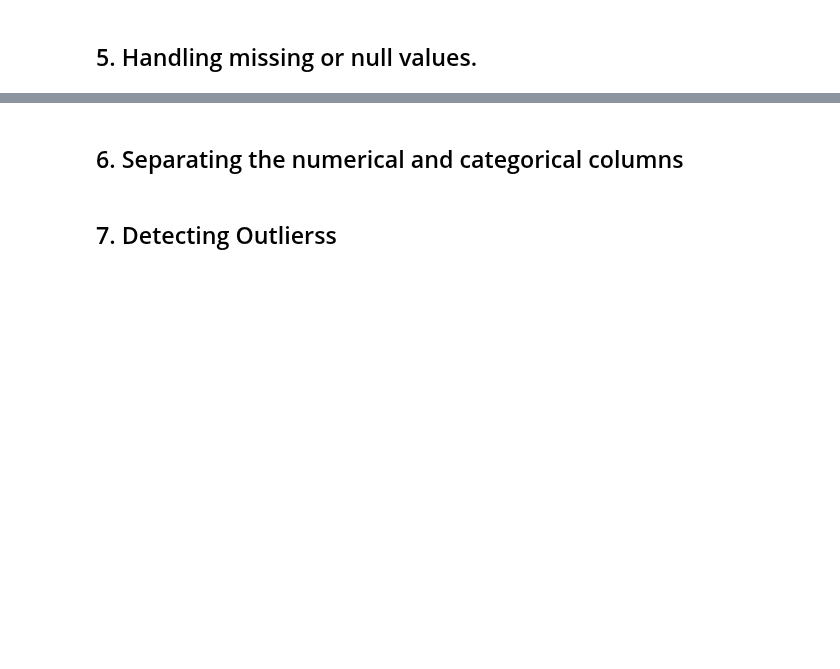
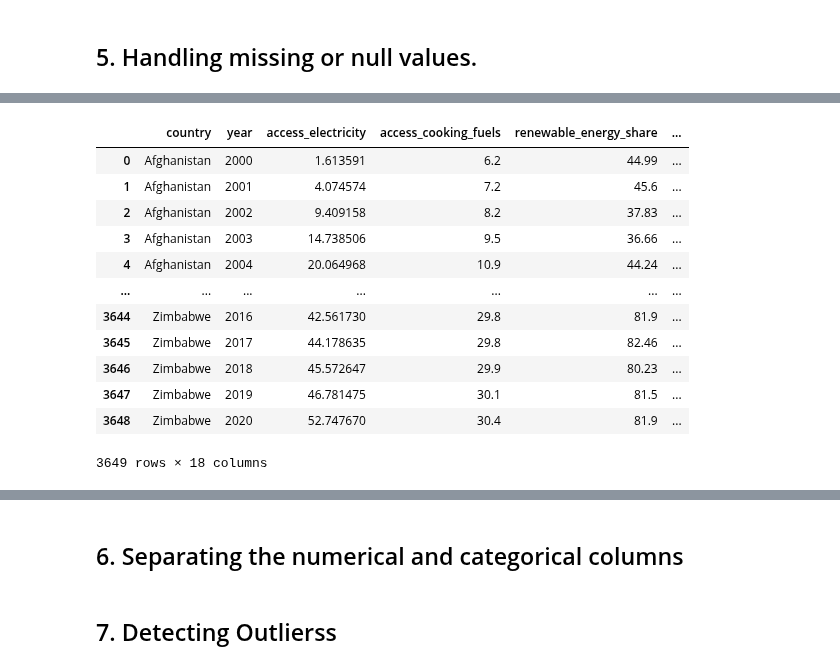
Before and after one commit to elkinbarretorojas/data_science, a Jupyter notebook: energy/model.ipynb, the cells around one changed output, grey strips where cells are left out. Cells and saved outputs as stored; diff of their text form; code cells hidden in the pictures; blank space fills up the shorter version.

```diff
--- a/energy/model.ipynb
+++ b/energy/model.ipynb
@@ -138,0 +136,30 @@ KeyError: 'access_electricity'
+# %%
+#ACCESS TO COOKING FUELS had 169 missing values distributed in 8 Countries means is not a typing error. Then, I will replace those value with 0
+null_cooking = energy_data[energy_data['access_cooking_fuels'].isnull() == True]
+null_cooking['country'].unique()
+energy_data['access_cooking_fuels'] = energy_data['access_cooking_fuels'].fillna(0)
+# %%
+#RENEVAL ELECTRICTY CAPACITY had 931 that represents 26% of the data . Then, I will drop that column and the columns with more than 25% of Null values (Financial FLows, Renewables),
+energy_data = energy_data.drop(['renewal_electricity_capacity','financial_flows','renewables'], axis=1)
+# %%
+#1. RENEWAL ENERGY SHARE. I will replace the values of Albania by 0 due all the country does not have data. The rest of the countries will apply other a linnear regression to predict the 2020 value
+energy_data[(energy_data['country'] =='Albania') & energy_data['renewable_energy_share'].isnull()] = energy_data[(energy_data['country'] =='Albania') & energy_data['renewable_energy_share'].isnull()].fillna(0)
+# %%
+#2. RENEWAL ENERGY SHARE. I will apply a linner regression model to
+test1 = energy_data
+test1['renewable_energy_share'] = test1['renewable_energy_share'].fillna(test1['renewable_energy_share'].interpolate())
+test1
+# %% [output]
+|  | country | year | access_electricity | access_cooking_fuels | renewable_energy_share | ... |
+| 0 | Afghanistan | 2000 | 1.613591 | 6.2 | 44.99 | ... |
+| 1 | Afghanistan | 2001 | 4.074574 | 7.2 | 45.6 | ... |
+| 2 | Afghanistan | 2002 | 9.409158 | 8.2 | 37.83 | ... |
+| 3 | Afghanistan | 2003 | 14.738506 | 9.5 | 36.66 | ... |
+| 4 | Afghanistan | 2004 | 20.064968 | 10.9 | 44.24 | ... |
+| ... | ... | ... | ... | ... | ... | ... |
+| 3644 | Zimbabwe | 2016 | 42.561730 | 29.8 | 81.9 | ... |
+| 3645 | Zimbabwe | 2017 | 44.178635 | 29.8 | 82.46 | ... |
+| 3646 | Zimbabwe | 2018 | 45.572647 | 29.9 | 80.23 | ... |
+| 3647 | Zimbabwe | 2019 | 46.781475 | 30.1 | 81.5 | ... |
+| 3648 | Zimbabwe | 2020 | 52.747670 | 30.4 | 81.9 | ... |
+3649 rows × 18 columns
```
Also changed, not shown: parts of 10 cells of this notebook, 2 other files.
